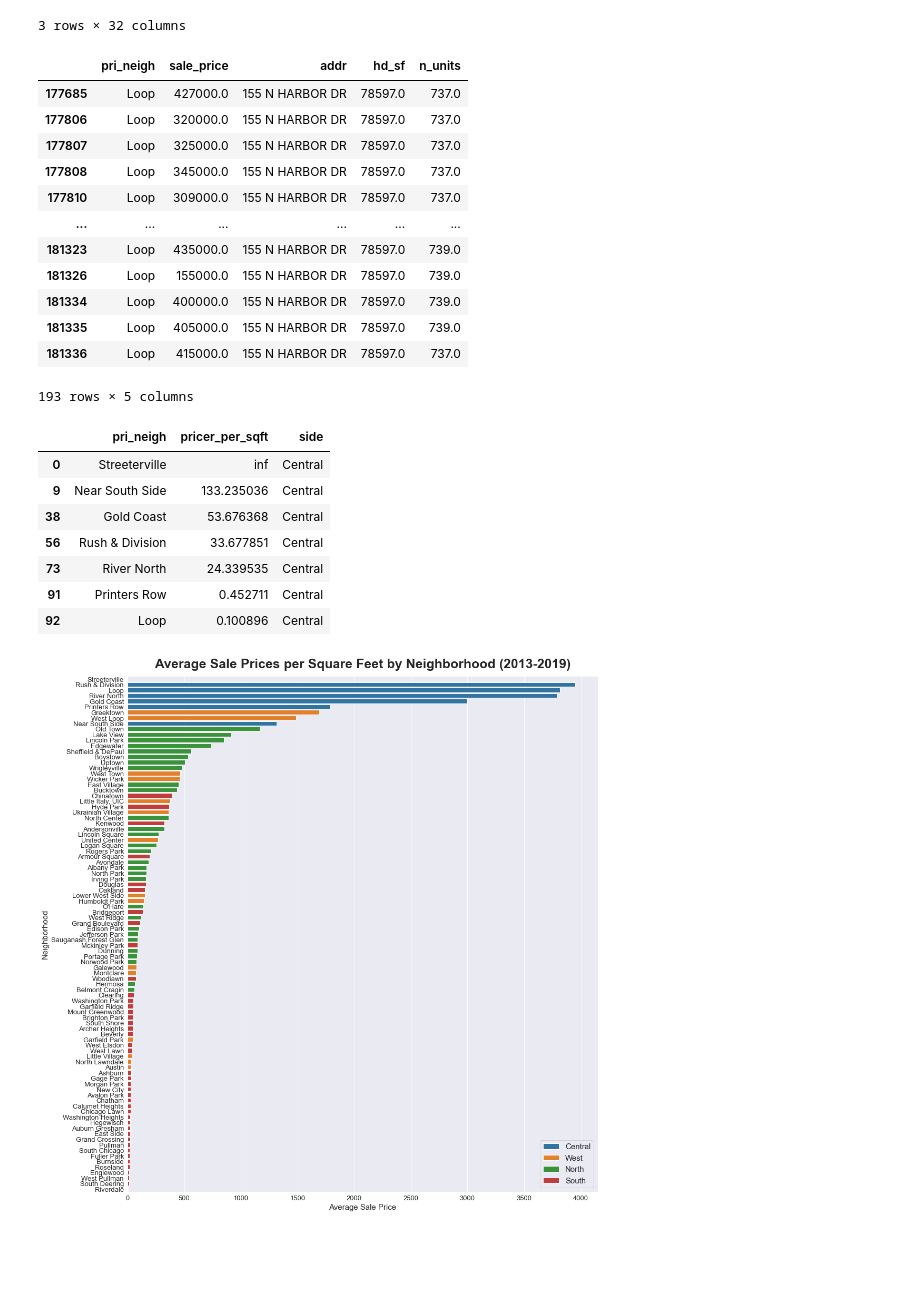
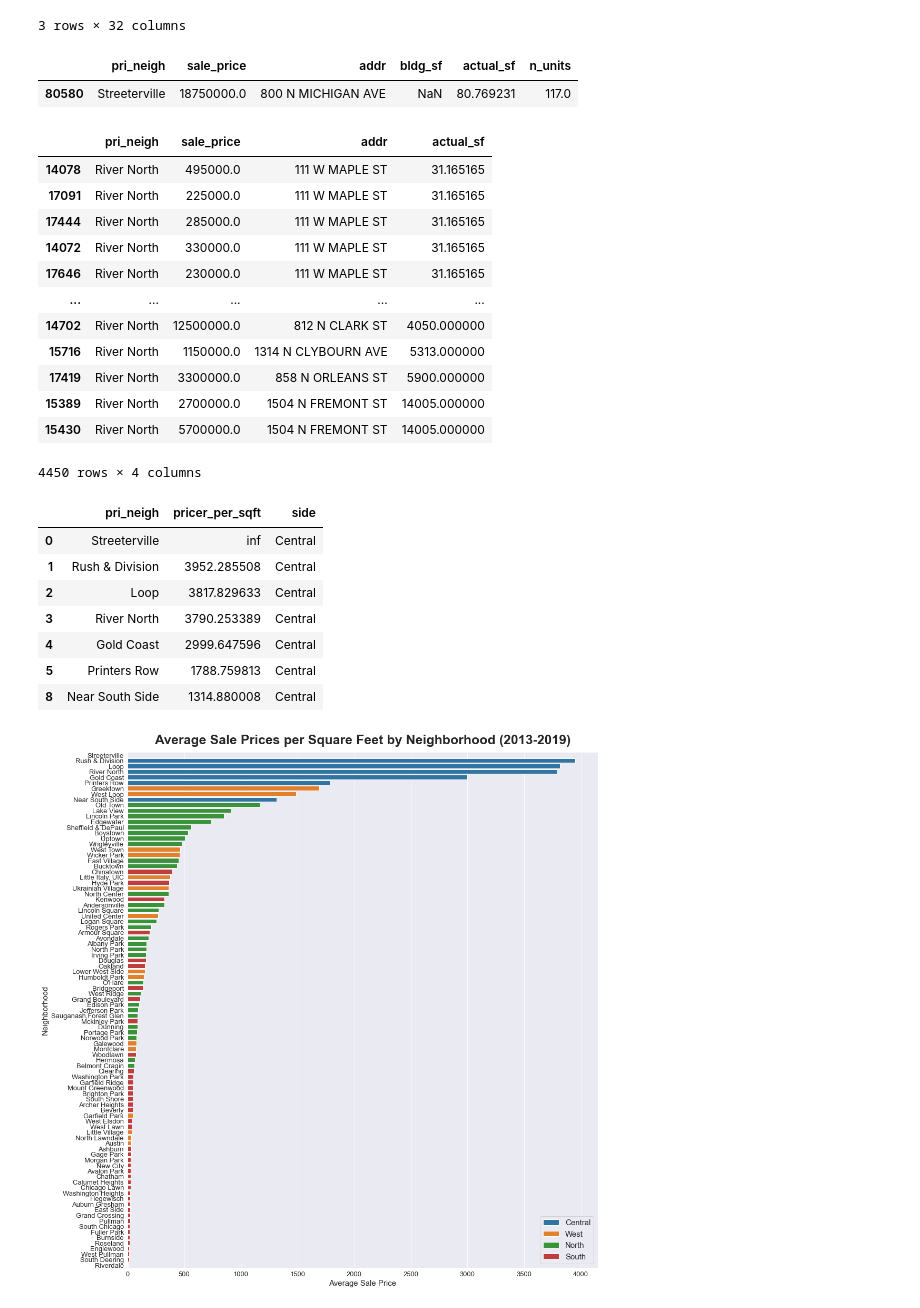
Before and after one commit to ymericson/ml-project, a Jupyter notebook: data_viz.ipynb, the cells around one changed output. Saved outputs shown, nothing was run; the diff lists cells and outputs as text; code cells hidden in the pictures; blank space fills up the shorter version.

```diff
--- a/data_viz.ipynb
+++ b/data_viz.ipynb
@@ -6,7 +6,7 @@ sns.set_style('darkgrid')
 # %%
 sales_gdf = pd.read_csv('data/sales_gdf.csv')
 # %%
-final_df = pd.read_csv('data/Full Data long.csv')
+final_df = pd.read_csv('data/Full_Data_long.csv')
 final_df.info()
 final_df.head(3)
 # %% [output]
@@ -33,23 +33,28 @@ memory usage: 53.3+ MB
 | 2 | 1500000US170318420001 | 2019 | 17341030641004 | 250000.0 | 11 | 223 E 31ST ST | 2738.0 | 3.0 | NaN | POINT (-87.62080085952471 41.8381... | ... | ... |
 3 rows × 32 columns
 # %%
-final_df[final_df['addr'] == '155 N HARBOR DR'][['pri_neigh', 'sale_price', 'addr', 'hd_sf', 'n_units']]
+final_df[final_df['sale_price'] == 18750000.0][['pri_neigh', 'sale_price', 'addr', 'bldg_sf', 'actual_sf', 'n_units']]
 # %% [output]
-|  | pri_neigh | sale_price | addr | hd_sf | n_units |
-| 177685 | Loop | 427000.0 | 155 N HARBOR DR | 78597.0 | 737.0 |
-| 177806 | Loop | 320000.0 | 155 N HARBOR DR | 78597.0 | 737.0 |
-| 177807 | Loop | 325000.0 | 155 N HARBOR DR | 78597.0 | 737.0 |
-| 177808 | Loop | 345000.0 | 155 N HARBOR DR | 78597.0 | 737.0 |
-| 177810 | Loop | 309000.0 | 155 N HARBOR DR | 78597.0 | 737.0 |
-| ... | ... | ... | ... | ... | ... |
-| 181323 | Loop | 435000.0 | 155 N HARBOR DR | 78597.0 | 739.0 |
-| 181326 | Loop | 155000.0 | 155 N HARBOR DR | 78597.0 | 739.0 |
-| 181334 | Loop | 400000.0 | 155 N HARBOR DR | 78597.0 | 739.0 |
-| 181335 | Loop | 405000.0 | 155 N HARBOR DR | 78597.0 | 739.0 |
-| 181336 | Loop | 415000.0 | 155 N HARBOR DR | 78597.0 | 737.0 |
+|  | pri_neigh | sale_price | addr | bldg_sf | actual_sf | n_units |
+| 80580 | Streeterville | 18750000.0 | 800 N MICHIGAN AVE | NaN | 80.769231 | 117.0 |
-193 rows × 5 columns
+# %%
+final_df[final_df['pri_neigh'] == 'River North'][['pri_neigh', 'sale_price', 'addr', 'actual_sf']].sort_values(by='actual_sf')
+# %% [output]
+|  | pri_neigh | sale_price | addr | actual_sf |
+| 14078 | River North | 495000.0 | 111 W MAPLE ST | 31.165165 |
+| 17091 | River North | 225000.0 | 111 W MAPLE ST | 31.165165 |
+| 17444 | River North | 285000.0 | 111 W MAPLE ST | 31.165165 |
+| 14072 | River North | 330000.0 | 111 W MAPLE ST | 31.165165 |
+| 17646 | River North | 230000.0 | 111 W MAPLE ST | 31.165165 |
+| ... | ... | ... | ... | ... |
+| 14702 | River North | 12500000.0 | 812 N CLARK ST | 4050.000000 |
+| 15716 | River North | 1150000.0 | 1314 N CLYBOURN AVE | 5313.000000 |
+| 17419 | River North | 3300000.0 | 858 N ORLEANS ST | 5900.000000 |
+| 15389 | River North | 2700000.0 | 1504 N FREMONT ST | 14005.000000 |
+| 15430 | River North | 5700000.0 | 1504 N FREMONT ST | 14005.000000 |
+4450 rows × 4 columns
 # %%
-final_df['pricer_per_sqft'] = final_df['sale_price'] / final_df['hd_sf'] / final_df['n_units']
+final_df['pricer_per_sqft'] = final_df['sale_price'] / final_df['actual_sf']
 #final_df['pricer_per_unit'] = final_df['sale_price'] / final_df['n_units']
 final_df_avgsale = pd.DataFrame(final_df.groupby('pri_neigh')['pricer_per_sqft'].mean().sort_values(ascending=False)).reset_index()
 final_df_avgsale = final_df_avgsale.merge(sales_gdf[['pri_neigh', 'side']].drop_duplicates(), on='pri_neigh', how='left')
@@ -57,12 +62,12 @@ final_df_avgsale[final_df_avgsale['side'] == 'Central']
 # %% [output]
 |  | pri_neigh | pricer_per_sqft | side |
 | 0 | Streeterville | inf | Central |
-| 9 | Near South Side | 133.235036 | Central |
-| 38 | Gold Coast | 53.676368 | Central |
-| 56 | Rush & Division | 33.677851 | Central |
-| 73 | River North | 24.339535 | Central |
-| 91 | Printers Row | 0.452711 | Central |
-| 92 | Loop | 0.100896 | Central |
+| 1 | Rush & Division | 3952.285508 | Central |
+| 2 | Loop | 3817.829633 | Central |
+| 3 | River North | 3790.253389 | Central |
+| 4 | Gold Coast | 2999.647596 | Central |
+| 5 | Printers Row | 1788.759813 | Central |
+| 8 | Near South Side | 1314.880008 | Central |
 # %%
 #final_df['pricer_per_unit'] = final_df['sale_price'] / final_df['n_units']
 final_df['pricer_per_unit'] = final_df['sale_price'] / (final_df['hd_sf'] / final_df['n_units'])
```
Also changed, not shown: parts of 17 cells of this notebook, 3 other files.
